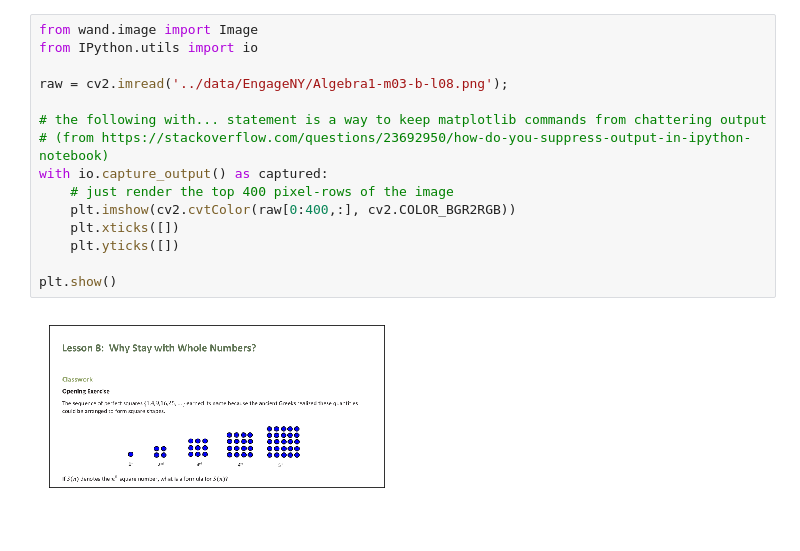
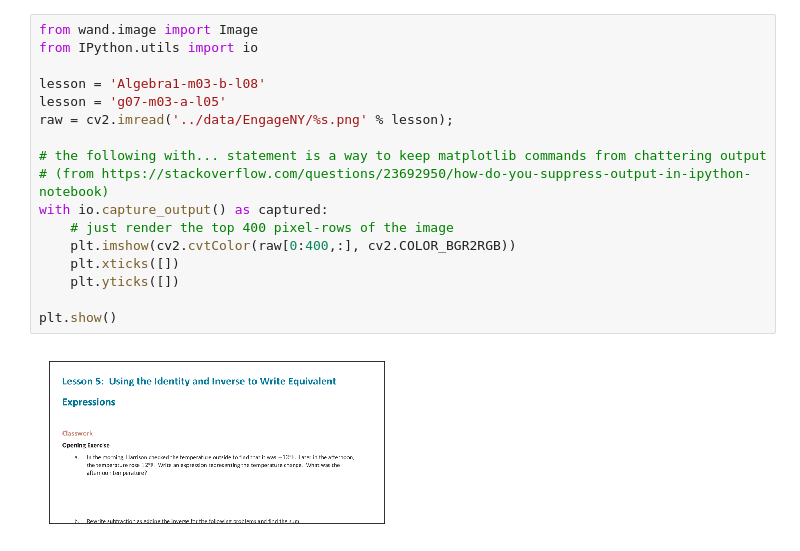
Before and after one commit to simbulus-io/mines2019, a Jupyter notebook: python/docker/notebooks/white space cuts.ipynb, the cells around one changed output. Saved outputs shown, nothing was run; the diff lists cells and outputs as text.

```diff
--- a/python/docker/notebooks/white space cuts.ipynb
+++ b/python/docker/notebooks/white space cuts.ipynb
@@ -1,20 +1,22 @@
 # %%
 from wand.image import Image
 from IPython.utils import io
 
-raw = cv2.imread('../data/EngageNY/Algebra1-m03-b-l08.png');
+lesson = 'Algebra1-m03-b-l08'
+lesson = 'g07-m03-a-l05'
+raw = cv2.imread('../data/EngageNY/%s.png' % lesson);
 
 # the following with... statement is a way to keep matplotlib commands from chattering output
 # (from https://stackoverflow.com/questions/23692950/how-do-you-suppress-output-in-ipython-notebook)
 with io.capture_output() as captured:
     # just render the top 400 pixel-rows of the image
     plt.imshow(cv2.cvtColor(raw[0:400,:], cv2.COLOR_BGR2RGB))
     plt.xticks([])
     plt.yticks([])
 
 plt.show()
 # %% [output]
-[figure, old version]
+[figure, new version]
 # %%
 import matplotlib as mpl
 import matplotlib.pyplot as plt
```
Also changed, not shown: parts of 11 cells of this notebook, 10 other files.
